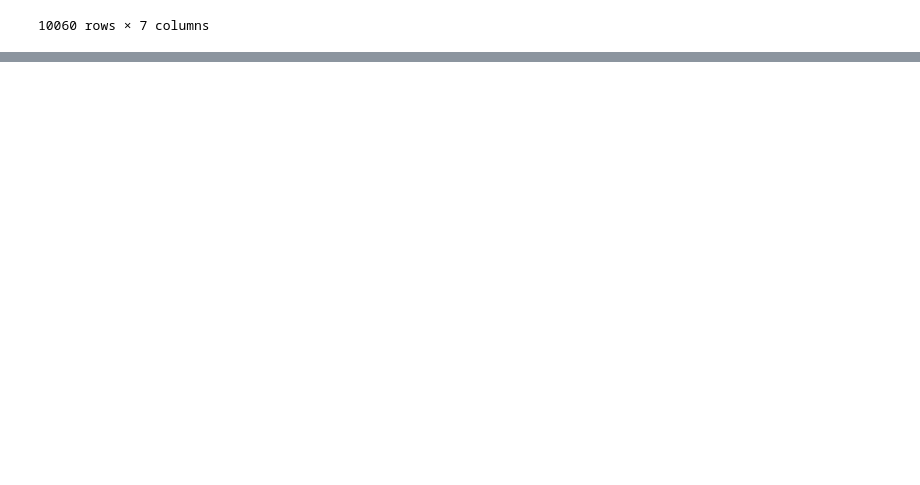
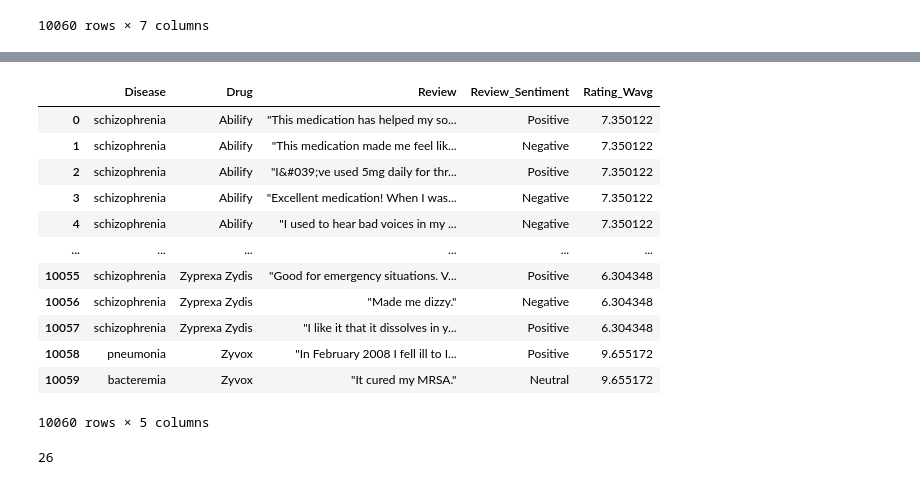
Before and after one commit to khushbooekhande/DrugRecommendationSystem, a Jupyter notebook: Drug_Recommendation_WeightedAvg.ipynb, the cells around one changed output, grey strips where cells are left out. Cells and saved outputs as stored; diff of their text form; code cells hidden in the pictures; blank space fills up the shorter version.

Commit message:
Calculating weighted average of rating and useful count to recommend drugs.

```diff
--- a/Drug_Recommendation_WeightedAvg.ipynb
+++ b/Drug_Recommendation_WeightedAvg.ipynb
@@ -176,0 +241,5 @@ merged_data.to_csv(r'drive/My Drive/gtdt/Drug_Recommender.csv')
+# %%
+d1 = data['Drug'].unique().tolist()
+d1 = pd.DataFrame(d1)
+d1.columns = ['Drug']
+d1
@@ -176,0 +260,3 @@ merged_data.to_csv(r'drive/My Drive/gtdt/Drug_Recommender.csv')
+# %%
+result = pd.concat([d1, data_wavg], axis=1, join='inner')
+result
@@ -176,0 +277,25 @@ merged_data.to_csv(r'drive/My Drive/gtdt/Drug_Recommender.csv')
+# %%
+merged_wavg = pd.merge(result, data, on='Drug')
+# %%
+merged_wavg.drop(columns=['Symptoms','Rating', 'UsefulCount'], inplace=True)
+merged_wavg = merged_wavg[['Disease','Drug', 'Review', 'Review_Sentiment', 'Rating_Wavg']]
+# %%
+merged_wavg
+# %% [output]
+|  | Disease | Drug | Review | Review_Sentiment | Rating_Wavg |
+| 0 | schizophrenia | Abilify | "This medication has helped my so... | Positive | 7.350122 |
+| 1 | schizophrenia | Abilify | "This medication made me feel lik... | Negative | 7.350122 |
+| 2 | schizophrenia | Abilify | "I&#039;ve used 5mg daily for thr... | Positive | 7.350122 |
+| 3 | schizophrenia | Abilify | "Excellent medication! When I was... | Negative | 7.350122 |
+| 4 | schizophrenia | Abilify | "I used to hear bad voices in my ... | Negative | 7.350122 |
+| ... | ... | ... | ... | ... | ... |
+| 10055 | schizophrenia | Zyprexa Zydis | "Good for emergency situations. V... | Positive | 6.304348 |
+| 10056 | schizophrenia | Zyprexa Zydis | "Made me dizzy." | Negative | 6.304348 |
+| 10057 | schizophrenia | Zyprexa Zydis | "I like it that it dissolves in y... | Positive | 6.304348 |
+| 10058 | pneumonia | Zyvox | "In February 2008 I fell ill to I... | Positive | 9.655172 |
+| 10059 | bacteremia | Zyvox | "It cured my MRSA." | Neutral | 9.655172 |
+10060 rows × 5 columns
+# %%
+merged_wavg['Disease'].nunique()
+# %% [output]
+26
```
Also changed, not shown: parts of 17 cells of this notebook.
